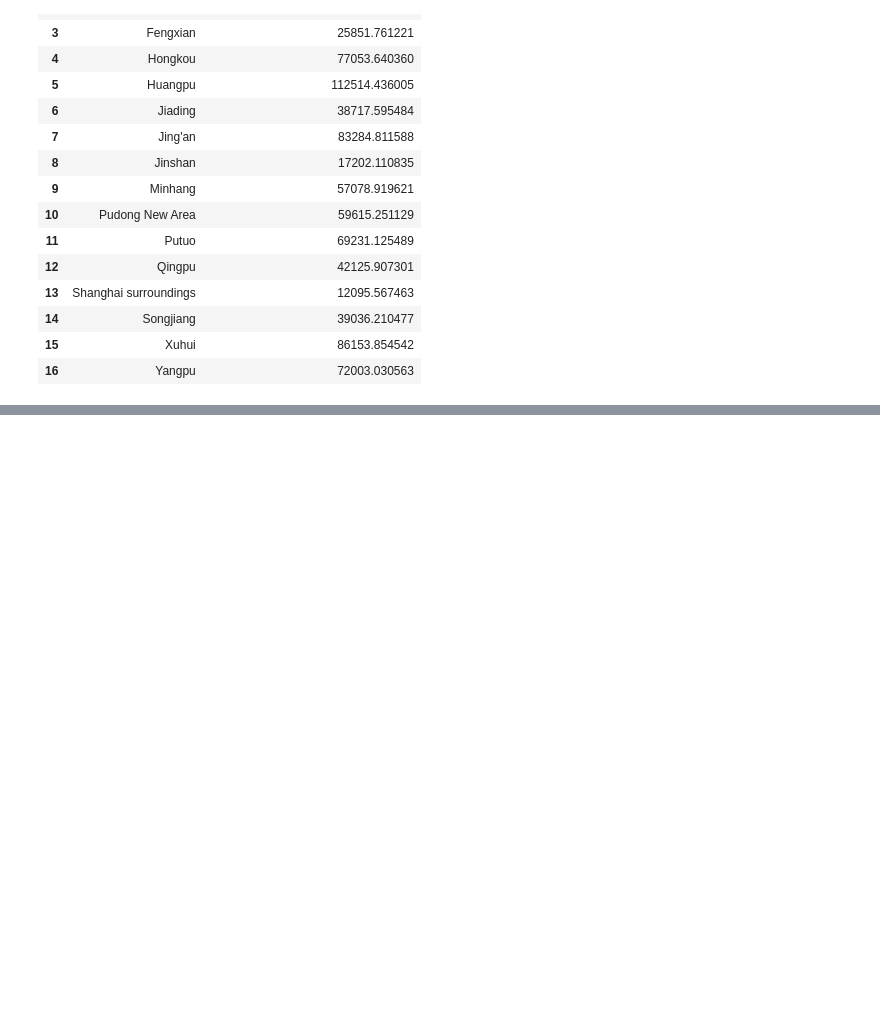
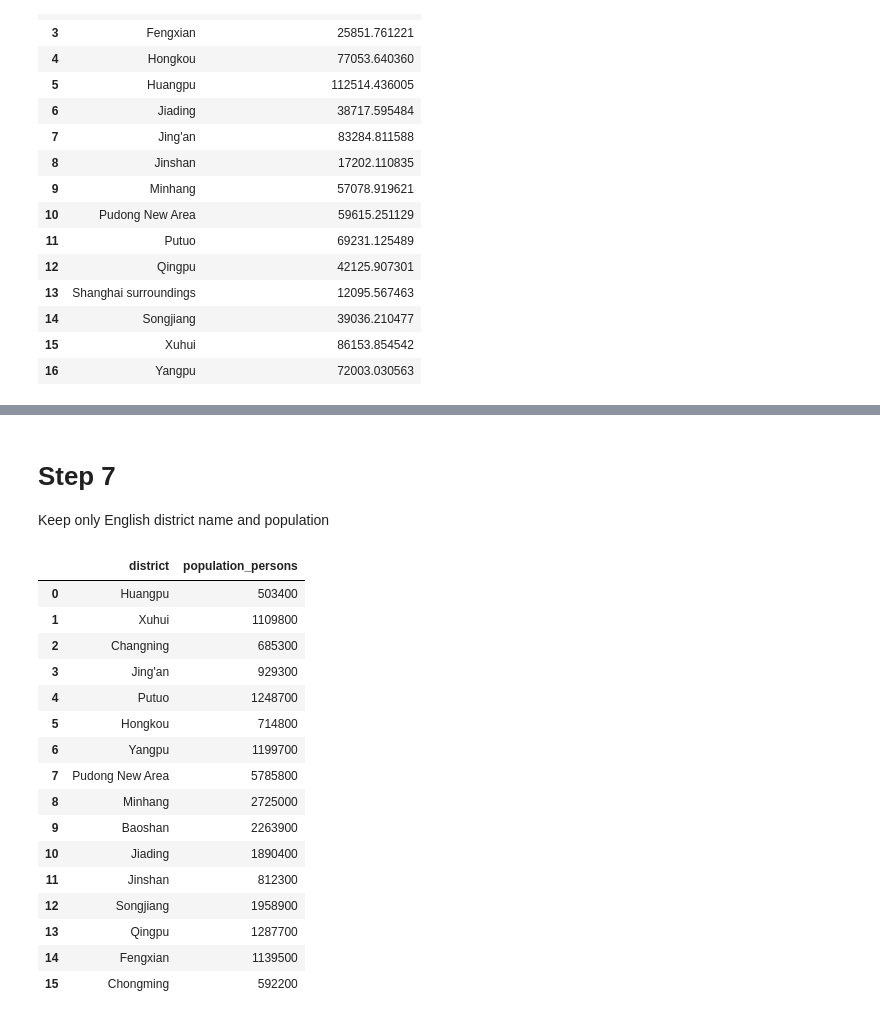
Before and after one commit to yc4747-star/yc4747-star.github.io, a Jupyter notebook: project2/project2.ipynb, the cells around one changed output, grey strips where cells are left out. Drawn from its saved outputs; the diff is of its cells as text; code cells hidden in the pictures; blank space fills up the shorter version.

```diff
--- a/project2/project2.ipynb
+++ b/project2/project2.ipynb
@@ -180,0 +191,36 @@ EmptyDataError: No columns to parse from file
+# %% [markdown]
+# Step 7
+Keep only English district name and population
+# %%
+pop_clean = (
+    pop[["District_EN", "Population_persons"]]
+    .rename(columns={
+        "District_EN": "district",
+        "Population_persons": "population_persons"
+    })
+)
+
+# Make sure population is numeric
+pop_clean["population_persons"] = pd.to_numeric(
+    pop_clean["population_persons"], errors="coerce"
+)
+
+pop_clean
+# %% [output]
+|  | district | population_persons |
+| 0 | Huangpu | 503400 |
+| 1 | Xuhui | 1109800 |
+| 2 | Changning | 685300 |
+| 3 | Jing'an | 929300 |
+| 4 | Putuo | 1248700 |
+| 5 | Hongkou | 714800 |
+| 6 | Yangpu | 1199700 |
+| 7 | Pudong New Area | 5785800 |
+| 8 | Minhang | 2725000 |
+| 9 | Baoshan | 2263900 |
+| 10 | Jiading | 1890400 |
+| 11 | Jinshan | 812300 |
+| 12 | Songjiang | 1958900 |
+| 13 | Qingpu | 1287700 |
+| 14 | Fengxian | 1139500 |
+| 15 | Chongming | 592200 |
```
Also changed, not shown: parts of 23 cells of this notebook, 1 other file.
